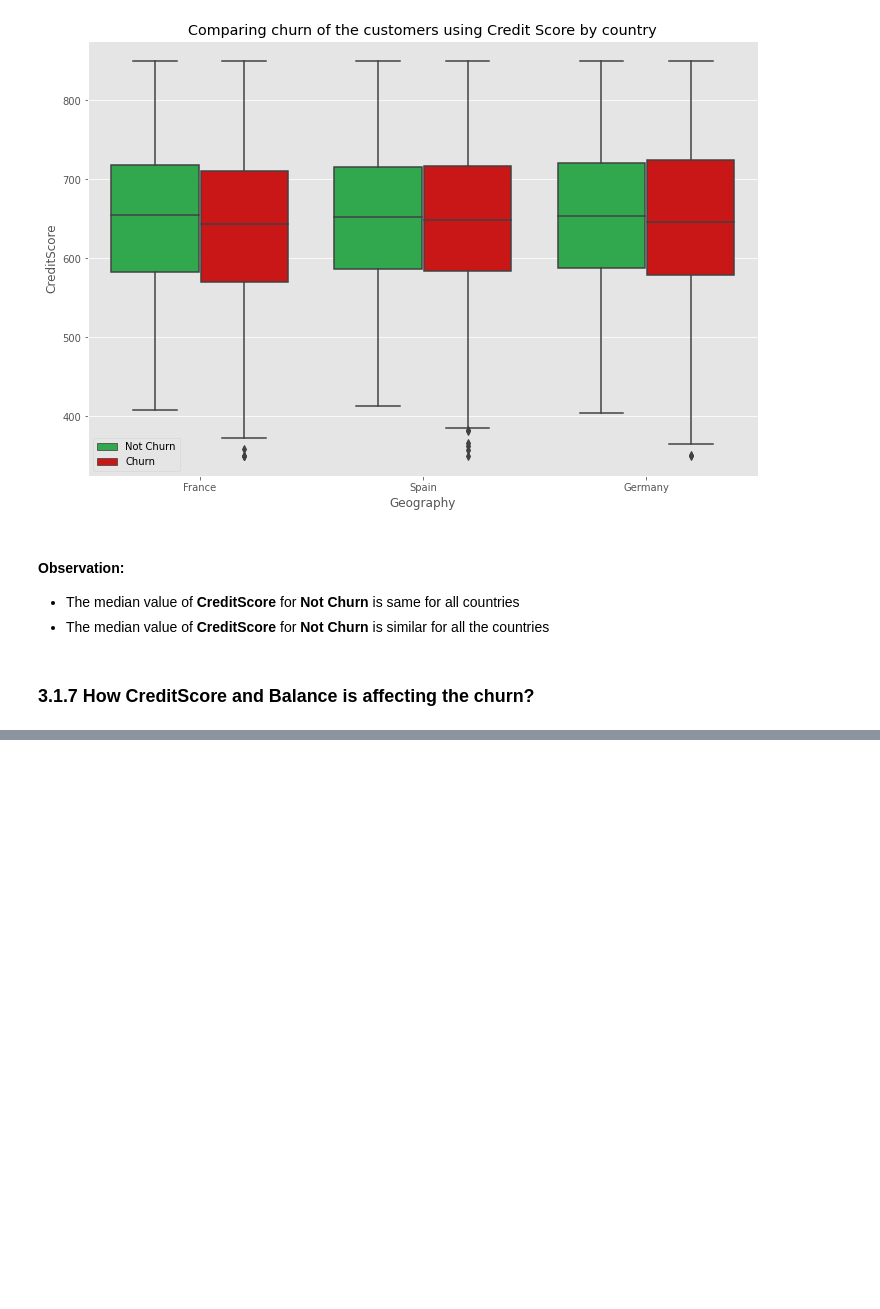
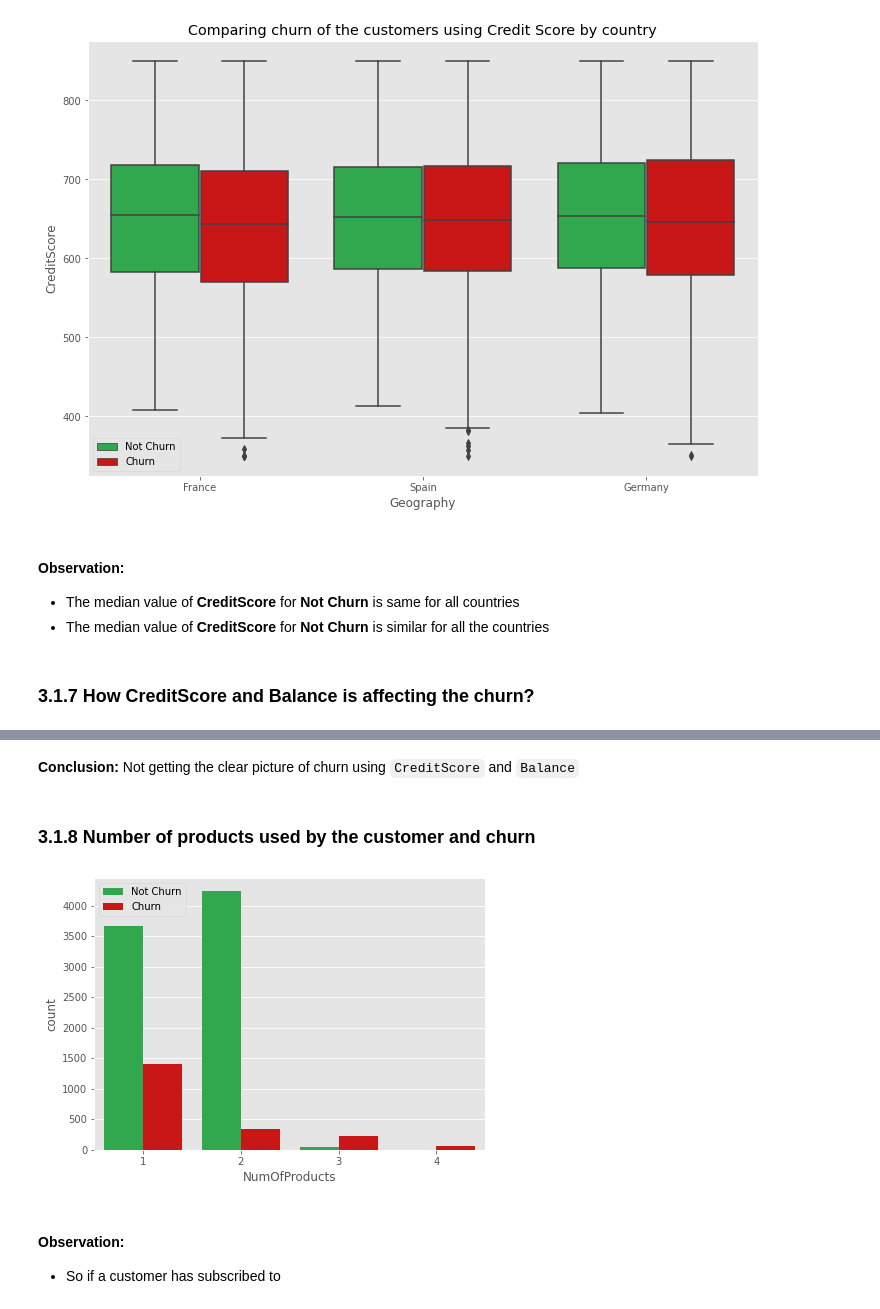
Before and after one commit to sank3t/Bank-Customer-Churn, a Jupyter notebook: EDA - Bank Customer Churn.ipynb, the cells around one changed output, grey strips where cells are left out. Cells and saved outputs as stored; diff of their text form; code cells hidden in the pictures; blank space fills up the shorter version.

```diff
--- a/EDA - Bank Customer Churn.ipynb
+++ b/EDA - Bank Customer Churn.ipynb
@@ -345,0 +347,19 @@ plt.show()
+# %% [markdown]
+**Conclusion:** Not getting the clear picture of churn using `CreditScore` and `Balance`
+# %% [markdown]
+### 3.1.8 Number of products used by the customer and churn
+# %%
+plt.figure(figsize=(7, 5))
+
+ax = sns.countplot(x='NumOfProducts', data=bank_customer_df, hue='Exited',
+                   palette={0: '#32a84e', 1: '#c91616'}, saturation=1)
+
+h, l = ax.get_legend_handles_labels()
+ax.legend(h, ['Not Churn', 'Churn'])
+plt.show()
+# %% [output]
+[figure, added]
+# %% [markdown]
+#### Observation:
+
+* So if a customer has subscribed to
```
Also changed, not shown: parts of 3 cells of this notebook.
